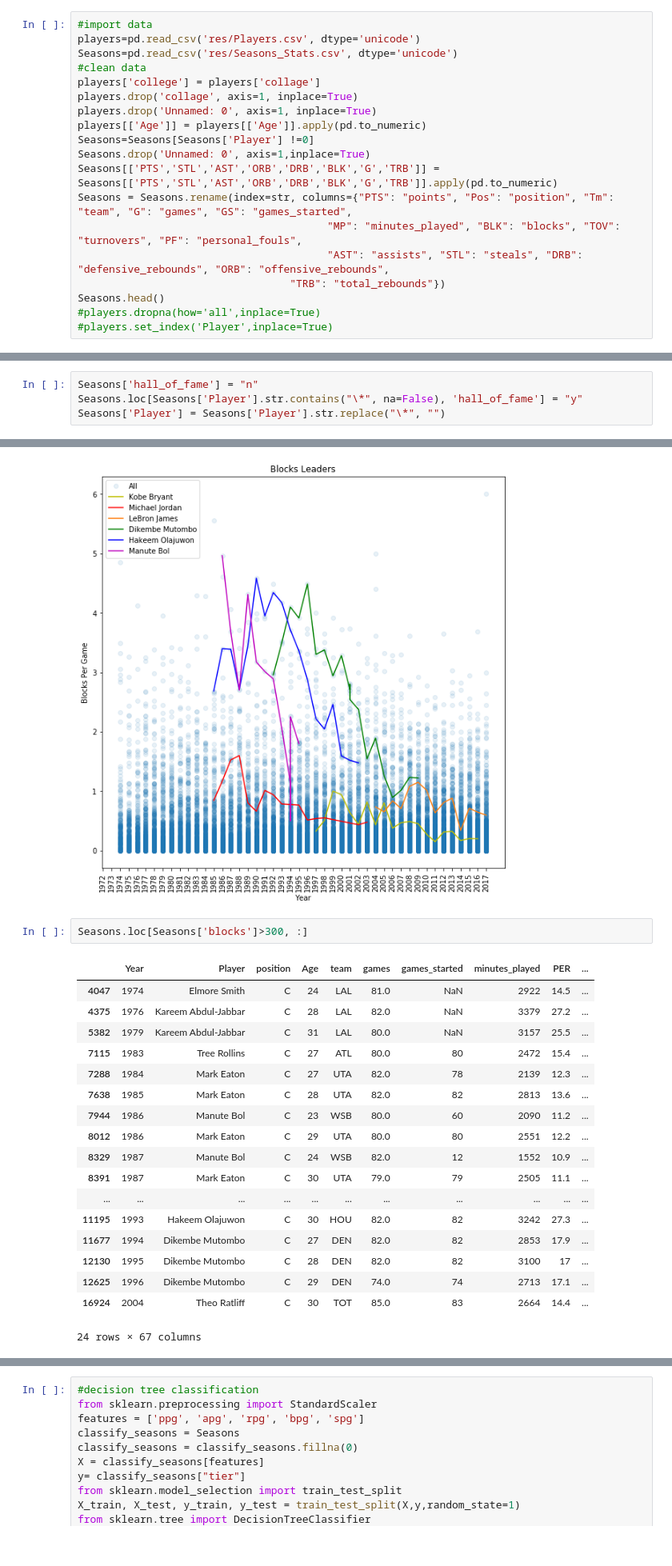
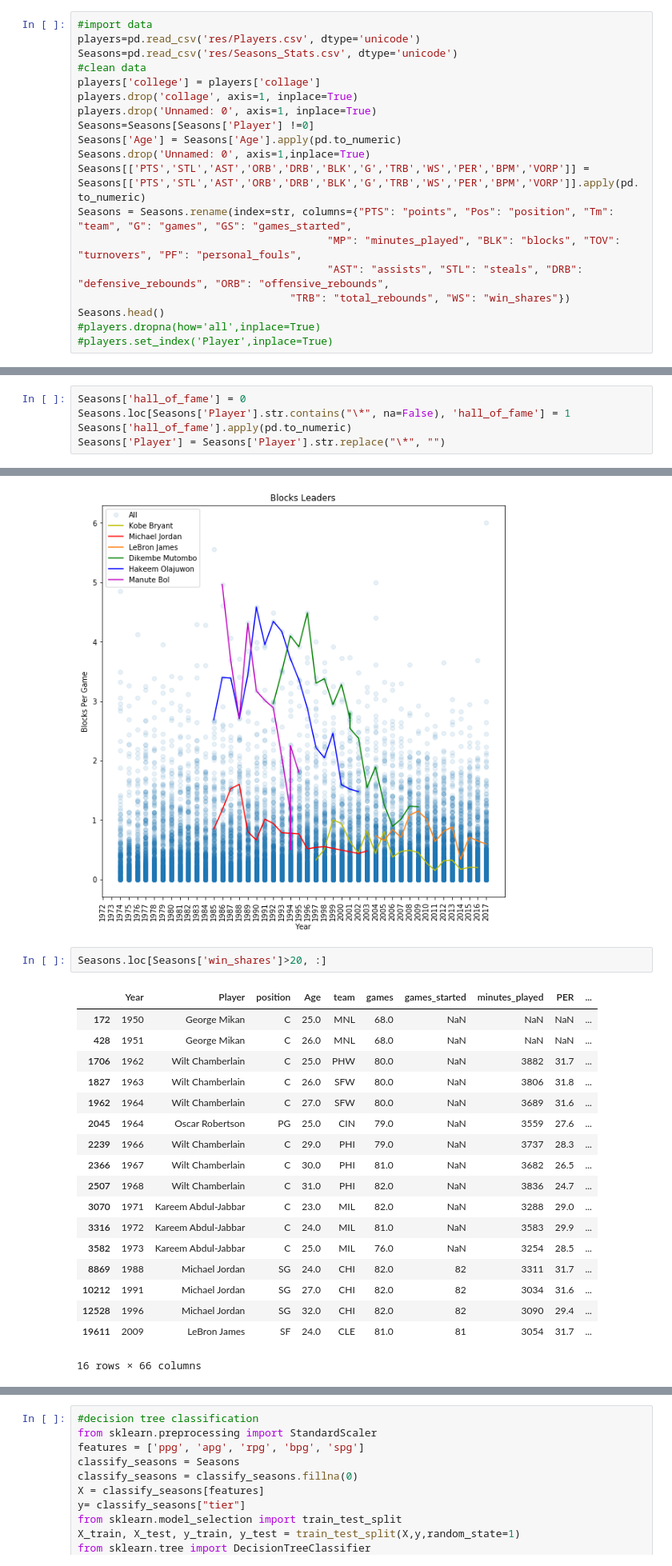
Before and after one commit to kevinetta/nba_data_science, a Jupyter notebook: NBAPROJECT.ipynb, the cells around one changed output, grey strips where cells are left out. Shown at 80% size. Saved outputs shown, nothing was run; the diff lists cells and outputs as text.

```diff
--- a/NBAPROJECT.ipynb
+++ b/NBAPROJECT.ipynb
@@ -11,14 +11,14 @@ Seasons=pd.read_csv('res/Seasons_Stats.csv', dtype='unicode')
 players['college'] = players['collage']
 players.drop('collage', axis=1, inplace=True)
 players.drop('Unnamed: 0', axis=1, inplace=True)
-players[['Age']] = players[['Age']].apply(pd.to_numeric)
 Seasons=Seasons[Seasons['Player'] !=0]
+Seasons['Age'] = Seasons['Age'].apply(pd.to_numeric)
 Seasons.drop('Unnamed: 0', axis=1,inplace=True)
-Seasons[['PTS','STL','AST','ORB','DRB','BLK','G','TRB']] = Seasons[['PTS','STL','AST','ORB','DRB','BLK','G','TRB']].apply(pd.to_numeric)
+Seasons[['PTS','STL','AST','ORB','DRB','BLK','G','TRB','WS','PER','BPM','VORP']] = Seasons[['PTS','STL','AST','ORB','DRB','BLK','G','TRB','WS','PER','BPM','VORP']].apply(pd.to_numeric)
 Seasons = Seasons.rename(index=str, columns={"PTS": "points", "Pos": "position", "Tm": "team", "G": "games", "GS": "games_started",
                                         "MP": "minutes_played", "BLK": "blocks", "TOV": "turnovers", "PF": "personal_fouls",
                                         "AST": "assists", "STL": "steals", "DRB": "defensive_rebounds", "ORB": "offensive_rebounds",
-                                  "TRB": "total_rebounds"})
+                                  "TRB": "total_rebounds", "WS": "win_shares"})
 Seasons.head()
 #players.dropna(how='all',inplace=True)
 #players.set_index('Player',inplace=True)
@@ -82,8 +60,9 @@ Seasons['born'] = Seasons['born'].str.get(0)
 Seasons['birth_city'] = Seasons['birth_city'].str.get(0)
 Seasons['birth_state'] = Seasons['birth_state'].str.get(0)
 # %%
-Seasons['hall_of_fame'] = "n"
-Seasons.loc[Seasons['Player'].str.contains("\*", na=False), 'hall_of_fame'] = "y"
+Seasons['hall_of_fame'] = 0
+Seasons.loc[Seasons['Player'].str.contains("\*", na=False), 'hall_of_fame'] = 1
+Seasons['hall_of_fame'].apply(pd.to_numeric)
 Seasons['Player'] = Seasons['Player'].str.replace("\*", "")
 # %%
 Seasons.columns.values
@@ -178,26 +238,26 @@ plt.show()
 # %% [output]
 [figure]
 # %%
-Seasons.loc[Seasons['blocks']>300, :]
+Seasons.loc[Seasons['win_shares']>20, :]
 # %% [output]
 |  | Year | Player | position | Age | team | games | games_started | minutes_played | PER | ... |
-| 4047 | 1974 | Elmore Smith | C | 24 | LAL | 81.0 | NaN | 2922 | 14.5 | ... |
-| 4375 | 1976 | Kareem Abdul-Jabbar | C | 28 | LAL | 82.0 | NaN | 3379 | 27.2 | ... |
-| 5382 | 1979 | Kareem Abdul-Jabbar | C | 31 | LAL | 80.0 | NaN | 3157 | 25.5 | ... |
-| 7115 | 1983 | Tree Rollins | C | 27 | ATL | 80.0 | 80 | 2472 | 15.4 | ... |
-| 7288 | 1984 | Mark Eaton | C | 27 | UTA | 82.0 | 78 | 2139 | 12.3 | ... |
-| 7638 | 1985 | Mark Eaton | C | 28 | UTA | 82.0 | 82 | 2813 | 13.6 | ... |
-| 7944 | 1986 | Manute Bol | C | 23 | WSB | 80.0 | 60 | 2090 | 11.2 | ... |
-| 8012 | 1986 | Mark Eaton | C | 29 | UTA | 80.0 | 80 | 2551 | 12.2 | ... |
-| 8329 | 1987 | Manute Bol | C | 24 | WSB | 82.0 | 12 | 1552 | 10.9 | ... |
-| 8391 | 1987 | Mark Eaton | C | 30 | UTA | 79.0 | 79 | 2505 | 11.1 | ... |
-| ... | ... | ... | ... | ... | ... | ... | ... | ... | ... | ... |
-| 11195 | 1993 | Hakeem Olajuwon | C | 30 | HOU | 82.0 | 82 | 3242 | 27.3 | ... |
-| 11677 | 1994 | Dikembe Mutombo | C | 27 | DEN | 82.0 | 82 | 2853 | 17.9 | ... |
-| 12130 | 1995 | Dikembe Mutombo | C | 28 | DEN | 82.0 | 82 | 3100 | 17 | ... |
-| 12625 | 1996 | Dikembe Mutombo | C | 29 | DEN | 74.0 | 74 | 2713 | 17.1 | ... |
-| 16924 | 2004 | Theo Ratliff | C | 30 | TOT | 85.0 | 83 | 2664 | 14.4 | ... |
+| 172 | 1950 | George Mikan | C | 25.0 | MNL | 68.0 | NaN | NaN | NaN | ... |
+| 428 | 1951 | George Mikan | C | 26.0 | MNL | 68.0 | NaN | NaN | NaN | ... |
+| 1706 | 1962 | Wilt Chamberlain | C | 25.0 | PHW | 80.0 | NaN | 3882 | 31.7 | ... |
+| 1827 | 1963 | Wilt Chamberlain | C | 26.0 | SFW | 80.0 | NaN | 3806 | 31.8 | ... |
+| 1962 | 1964 | Wilt Chamberlain | C | 27.0 | SFW | 80.0 | NaN | 3689 | 31.6 | ... |
+| 2045 | 1964 | Oscar Robertson | PG | 25.0 | CIN | 79.0 | NaN | 3559 | 27.6 | ... |
+| 2239 | 1966 | Wilt Chamberlain | C | 29.0 | PHI | 79.0 | NaN | 3737 | 28.3 | ... |
+| 2366 | 1967 | Wilt Chamberlain | C | 30.0 | PHI | 81.0 | NaN | 3682 | 26.5 | ... |
+| 2507 | 1968 | Wilt Chamberlain | C | 31.0 | PHI | 82.0 | NaN | 3836 | 24.7 | ... |
+| 3070 | 1971 | Kareem Abdul-Jabbar | C | 23.0 | MIL | 82.0 | NaN | 3288 | 29.0 | ... |
+| 3316 | 1972 | Kareem Abdul-Jabbar | C | 24.0 | MIL | 81.0 | NaN | 3583 | 29.9 | ... |
+| 3582 | 1973 | Kareem Abdul-Jabbar | C | 25.0 | MIL | 76.0 | NaN | 3254 | 28.5 | ... |
+| 8869 | 1988 | Michael Jordan | SG | 24.0 | CHI | 82.0 | 82 | 3311 | 31.7 | ... |
+| 10212 | 1991 | Michael Jordan | SG | 27.0 | CHI | 82.0 | 82 | 3034 | 31.6 | ... |
+| 12528 | 1996 | Michael Jordan | SG | 32.0 | CHI | 82.0 | 82 | 3090 | 29.4 | ... |
+| 19611 | 2009 | LeBron James | SF | 24.0 | CLE | 81.0 | 81 | 3054 | 31.7 | ... |
-24 rows × 67 columns
+16 rows × 66 columns
 # %% [raw]
 Seasons['rating_per_game'] = Seasons['ppg'] + 1.5*Seasons['apg'] + 1.2*Seasons['rpg'] + 3*Seasons['spg'] + 3*Seasons['bpg']
 Seasons.loc[Seasons['rating_per_game'] > 45, 'tier'] = 1
```
Also changed, not shown: parts of 15 cells of this notebook.
